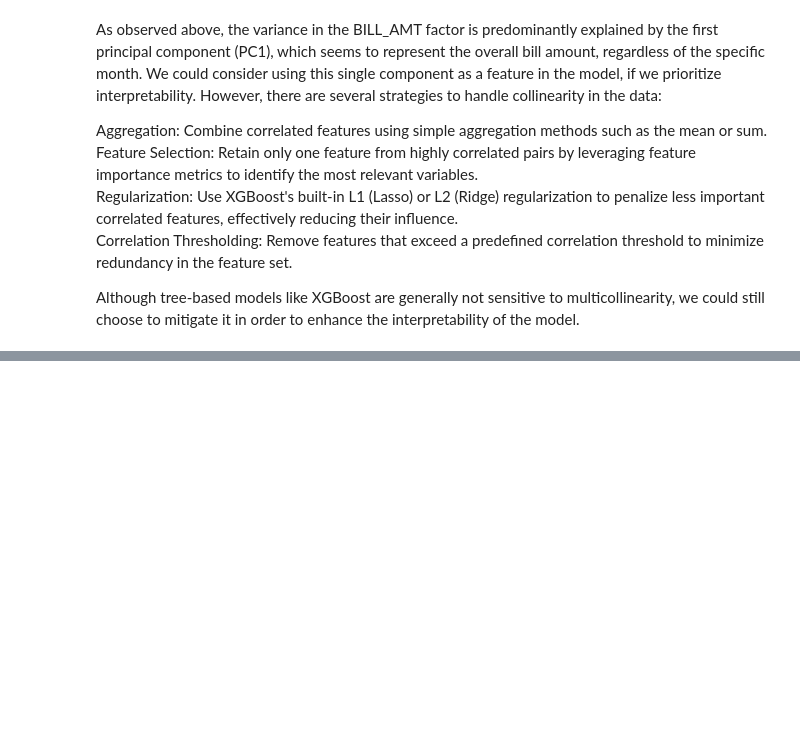
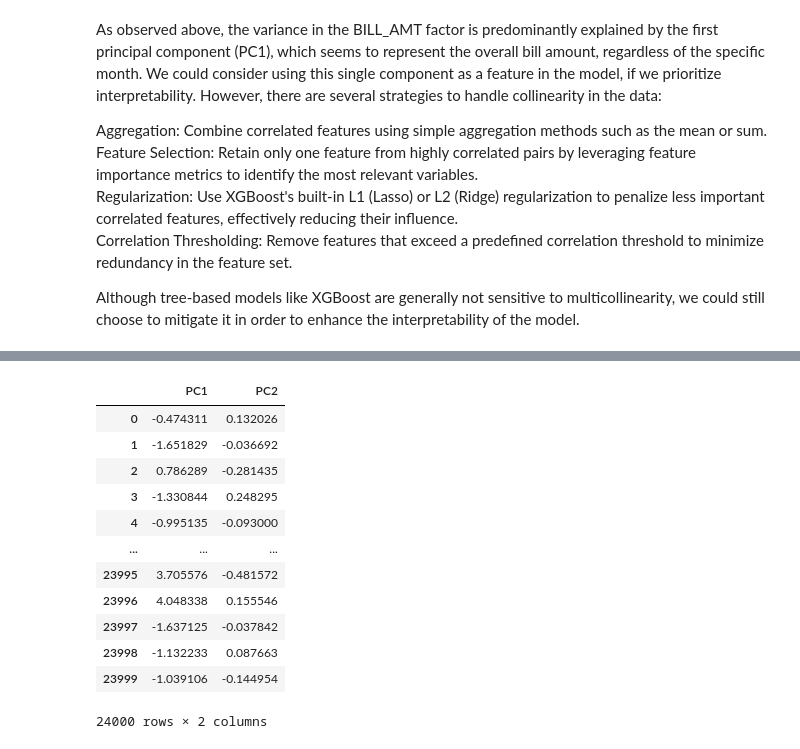
Before and after one commit to andrea-mar/credit_default_risk, a Jupyter notebook: credit_risk_model.ipynb, the cells around one changed output, grey strips where cells are left out. Cells and saved outputs as stored; diff of their text form; code cells hidden in the pictures; blank space fills up the shorter version.

```diff
--- a/credit_risk_model.ipynb
+++ b/credit_risk_model.ipynb
@@ -615,7 +621,7 @@ scaled_data = scaler.fit_transform(bill_df)
 
 # Perform PCA
 pca = PCA(n_components=6)  # The number of principal components
-pca.fit(scaled_data)
+pca.fit_transform(scaled_data)
 
 # Get the loadings
 loadings = pd.DataFrame(
@@ -685,0 +854,17 @@ Although tree-based models like XGBoost are generally not sensitive to multicoll
+# %%
+# trainset principal_components
+pca_df[['PC1', 'PC2']]
+# %% [output]
+|  | PC1 | PC2 |
+| 0 | -0.474311 | 0.132026 |
+| 1 | -1.651829 | -0.036692 |
+| 2 | 0.786289 | -0.281435 |
+| 3 | -1.330844 | 0.248295 |
+| 4 | -0.995135 | -0.093000 |
+| ... | ... | ... |
+| 23995 | 3.705576 | -0.481572 |
+| 23996 | 4.048338 | 0.155546 |
+| 23997 | -1.637125 | -0.037842 |
+| 23998 | -1.132233 | 0.087663 |
+| 23999 | -1.039106 | -0.144954 |
+24000 rows × 2 columns
```
Also changed, not shown: parts of 32 cells of this notebook.
